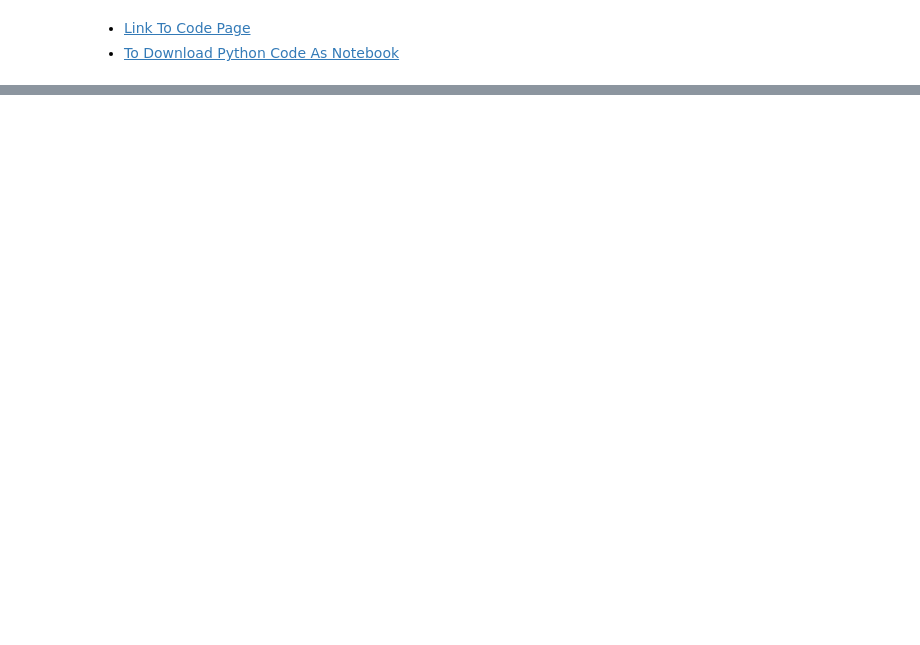
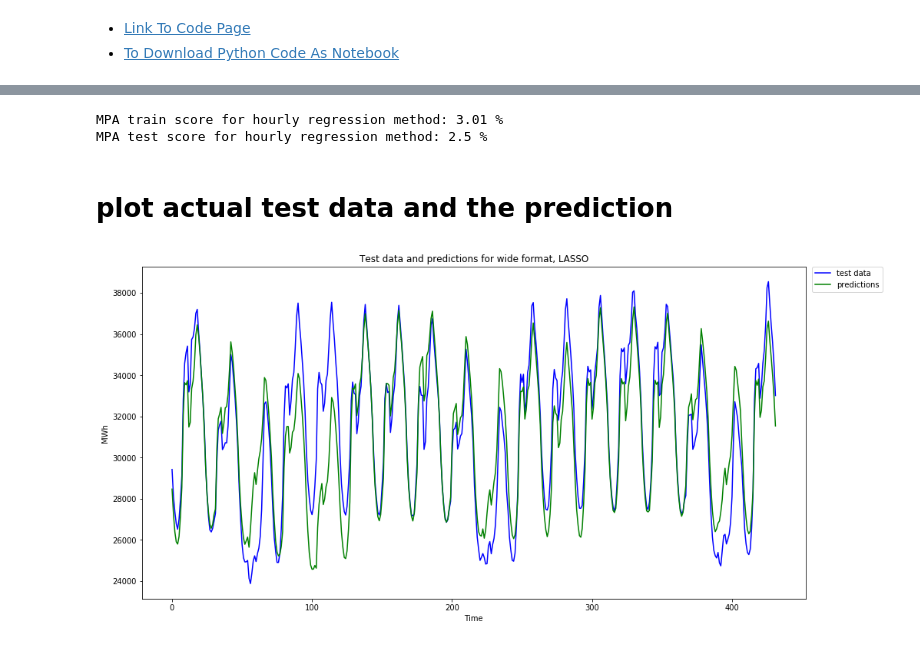
Before and after one commit to BU-IE-582/fall19-omarburk, a Jupyter notebook: IE582_HW3.ipynb, the cells around one changed output, grey strips where cells are left out. Drawn from its saved outputs; the diff is of its cells as text; code cells hidden in the pictures; blank space fills up the shorter version.

```diff
--- a/IE582_HW3.ipynb
+++ b/IE582_HW3.ipynb
@@ -31,0 +352,21 @@ X_train,X_test,y_train,y_test=train_test_split(newX,newY,test_size=0.3,random_st
+# %%
+print("MPA train score for hourly regression method:", MAPE(train2_sorted_actual, train2_sorted_pred), "%")
+print("MPA test score for hourly regression method:", MAPE(test2_sorted_actual, test2_sorted_pred), "%")
+# %% [output]
+MPA train score for hourly regression method: 3.01 %
+MPA test score for hourly regression method: 2.5 %
+# %% [markdown]
+# plot actual test data and the prediction
+# %%
+fig, axes = plt.subplots(nrows = 1, ncols = 1, sharex=True, sharey=True)
+
+axes.set_title("Test data and predictions for wide format, LASSO")
+axes.plot(np.arange(len(test_sorted_pred)), test_sorted_actual, color='blue', label="test data")
+axes.plot(np.arange(len(test_sorted_pred)), test_sorted_pred, color='g', label="predictions")
+axes.set_xlabel('Time')
+axes.set_ylabel('MWh')
+axes.legend(bbox_to_anchor=(1.01, 1), loc='upper left', borderaxespad=0.)
+
+plt.subplots_adjust(hspace=0.2, top=1.5, bottom=0, left=0, right=2)
+# %% [output]
+[figure, added]
```
Also changed, not shown: parts of 46 cells of this notebook.
